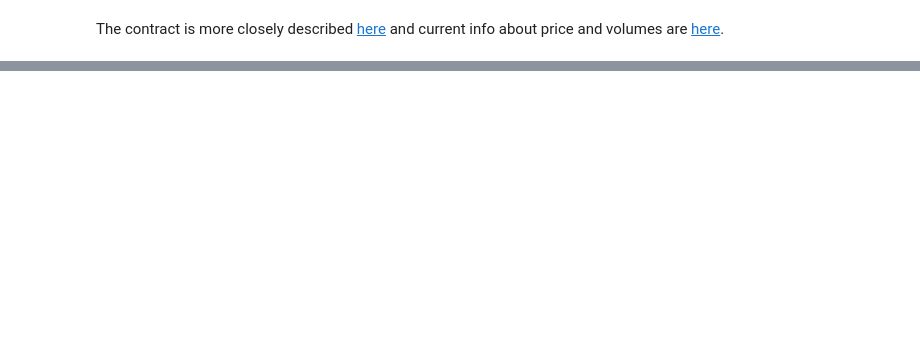
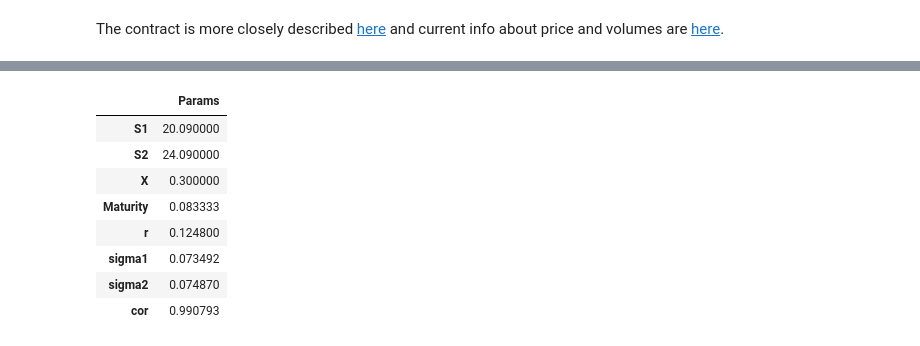
Before and after one commit to sedlakp/exotic-options-simulations, a Jupyter notebook: calendar-spread.ipynb, the cells around one changed output, grey strips where cells are left out. Saved outputs shown, nothing was run; the diff lists cells and outputs as text; code cells hidden in the pictures; blank space fills up the shorter version.

Commit message:
Add comparison with market and formula

```diff
--- a/calendar-spread.ipynb
+++ b/calendar-spread.ipynb
@@ -269,0 +281,13 @@ plt.show()
+# %%
+# spread option approximation formula will be used in this case, parameters have to be adjusted to be correct for the function
+params
+# %% [output]
+|  | Params |
+| S1 | 20.090000 |
+| S2 | 24.090000 |
+| X | 0.300000 |
+| Maturity | 0.083333 |
+| r | 0.124800 |
+| sigma1 | 0.073492 |
+| sigma2 | 0.074870 |
+| cor | 0.990793 |
```
Also changed, not shown: parts of 11 cells of this notebook.
